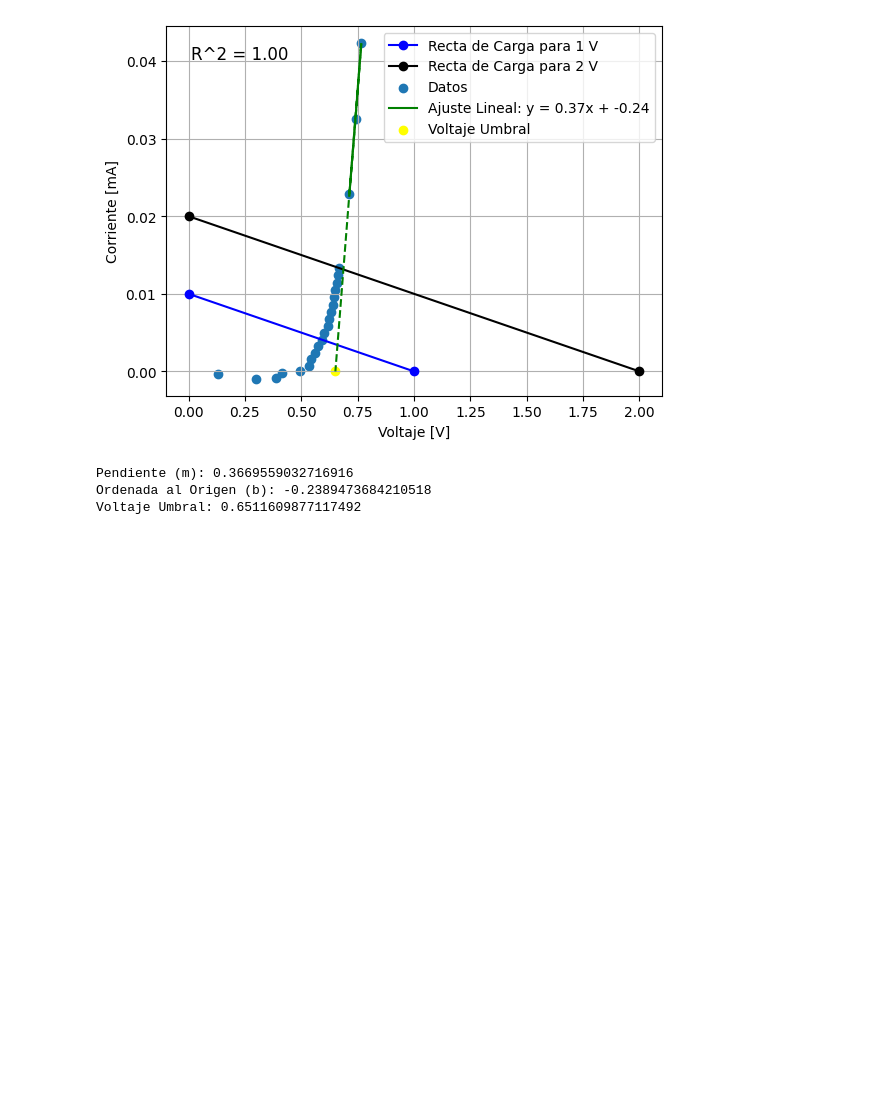
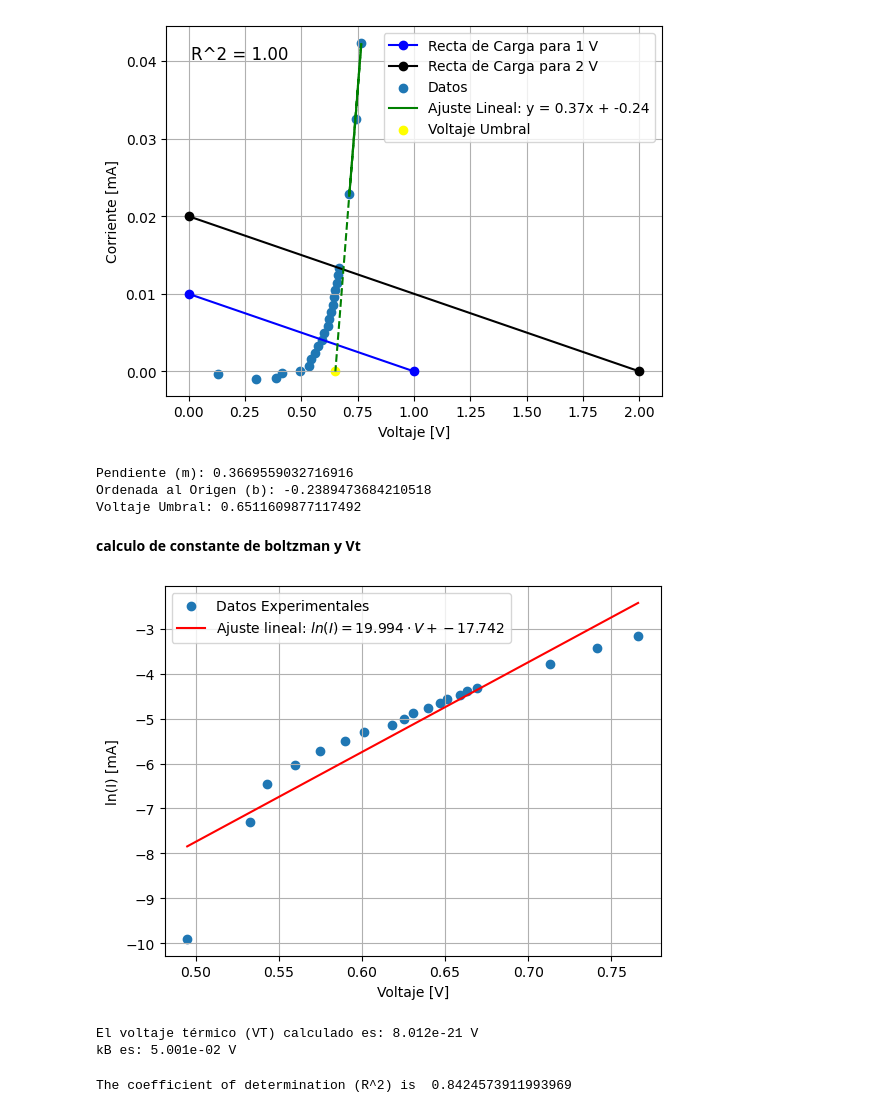
Before and after one commit to ComancheMario/Python-, a Jupyter notebook: electronica/Diodos.ipynb, the cells around one changed output. Drawn from its saved outputs; the diff is of its cells as text; code cells hidden in the pictures; blank space fills up the shorter version.

```diff
--- a/electronica/Diodos.ipynb
+++ b/electronica/Diodos.ipynb
@@ -236,3 +236,74 @@ print(f'Voltaje Umbral: {x_interseccion}')
 Pendiente (m): 0.3669559032716916
 Ordenada al Origen (b): -0.2389473684210518
 Voltaje Umbral: 0.6511609877117492
+# %% [markdown]
+**calculo de constante de boltzman y Vt**
+# %%
+import pandas as pd
+import numpy as np
+import matplotlib.pyplot as plt
+from scipy.optimize import curve_fit
+
+# Cargar los datos desde el archivo CSV
+df = pd.read_csv('/home/suna2/Documentos/Python-/electronica/Ln1Diodo.csv')
+
+# Extraer las columnas relevantes
+V = df['V en el diodo'].values
+I = df['corriente'].values
+T = df['Temperatura'].values
+
+
+
+# Función para el ajuste lineal
+def linear_fit(x, a, b):
+    return a * x + b
+
+# Realizar el ajuste lineal
+lnI = np.log(I)
+params, covariance = curve_fit(linear_fit, V, lnI)
+slope = params[0]
+
+# Constantes físicas
+# Carga del electrón (C)
+
+
+# Calcula el voltaje térmico (VT)
+VT = q / slope
+
+
+# Graficar los datos y la recta de ajuste lineal
+plt.scatter(V, lnI, label='Datos Experimentales')
+plt.plot(V, linear_fit(V, *params), 'r-', label=f'Ajuste lineal: $ln(I) = {params[0]:.3f} \cdot V + {params[1]:.3f}$')
+plt.xlabel('Voltaje [V]')
+plt.ylabel('ln(I) [mA]')
+plt.legend()
+
+# Muestra el valor de VT en la gráfica
+plt.annotate(f'VT = {VT:.3e} V', xy=(0.05, -10), fontsize=12, color='black')
+
+#equation_text = f'$ln(I) = {params[0]:.3f} \cdot V + {params[1]:.3f}$'
+#plt.text(0.1, -15, equation_text, fontsize=12, color='blue')
+
+
+plt.grid(True)
+plt.show()
+
+print(f'El voltaje térmico (VT) calculado es: {VT:.3e} V')
+print(f'kB es: {kB:.3e} V')
+# %% [output]
+[figure, added]
+El voltaje térmico (VT) calculado es: 8.012e-21 V
+kB es: 5.001e-02 V
+# %%
+from scipy.stats import linregress
+
+
+# calculate the slope, intercept, r-value, p-value and std error of the slope
+slope, intercept, r_value, p_value, std_err = linregress(V, lnI)
+
+# calculate the coefficient of determination (R^2)
+r2 = r_value**2
+
+print("The coefficient of determination (R^2) is ", r2)
+# %% [output]
+The coefficient of determination (R^2) is  0.8424573911993969
```
Also changed, not shown: 2 other files.
